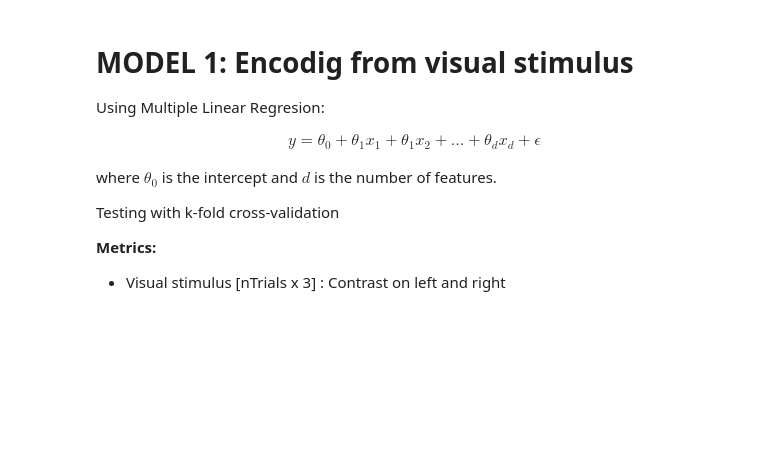
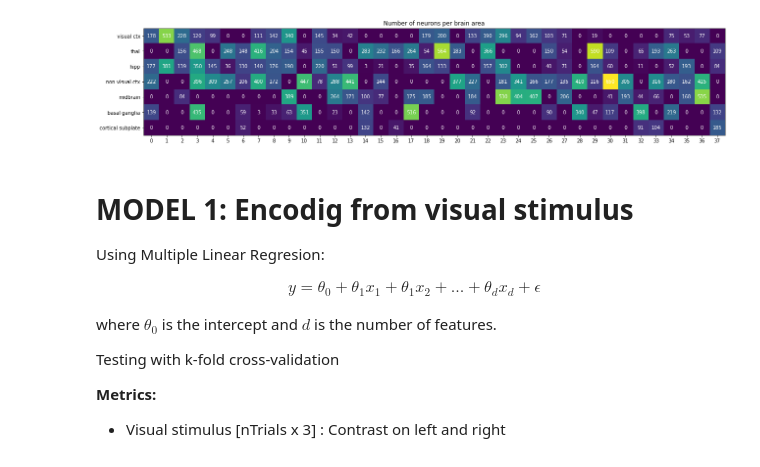
Before and after one commit to mgonzal1/wombats-malos, a Jupyter notebook: notebooks/model.ipynb, the cells around one changed output. Saved outputs shown, nothing was run; the diff lists cells and outputs as text; code cells hidden in the pictures; blank space fills up the shorter version.

Commit message:
Add plot number of neurons per brain area to identify the session to work on
Signed-off-by: Mariana Gonzalez Velarde <marianaglezv@gmail.com>

```diff
--- a/notebooks/model.ipynb
+++ b/notebooks/model.ipynb
@@ -25,6 +25,57 @@ for j in range(3):
 alldat = np.array([])
 for j in range(len(fname)):
   alldat = np.hstack((alldat, np.load('data/steinmetz_part%d.npz'%j, allow_pickle=True)['dat']))
+# %%
+#@title Representative session
+#@markdown Let's see which session has more neurons in the areas that we are going to use and how many neurons it has.
+
+def get_representative_session():
+  """ To simplify the model we are selecting a session recording with most of the regions represented.
+    This function help us to decide the session based on the minimal regions represented and number of
+    total neurons recorded.
+
+  """
+
+  brain_groups = [["VISa", "VISam", "VISl", "VISp", "VISpm", "VISrl"], # visual cortex
+                  ["CL", "LD", "LGd", "LH", "LP", "MD", "MG", "PO", "POL", "PT", "RT", "SPF", "TH", "VAL", "VPL", "VPM"], # thalamus
+                  ["CA", "CA1", "CA2", "CA3", "DG", "SUB", "POST"], # hippocampal
+                  ["ACA", "AUD", "COA", "DP", "ILA", "MOp", "MOs", "OLF", "ORB", "ORBm", "PIR", "PL", "SSp", "SSs", "RSP"," TT"], # non-visual cortex
+                  ["APN", "IC", "MB", "MRN", "NB", "PAG", "RN", "SCs", "SCm", "SCig", "SCsg", "ZI"], # midbrain
+                  ["ACB", "CP", "GPe", "LS", "LSc", "LSr", "MS", "OT", "SNr", "SI"], # basal ganglia
+                  ["BLA", "BMA", "EP", "EPd", "MEA"] # cortical subplate
+                  ]
+  regions = ["visual ctx", "thal", "hipp", "non-visual ctx", "midbrain", "basal ganglia", "cortical subplate"]
+  neurons_in_session = []
+  for i in range (0,38):
+    session = alldat[i]
+    brain_areas = session['brain_area']
+
+    neurons_in_area = []
+    for group in brain_groups:
+        count = 0
+        for area in group:
+          count += np.count_nonzero(brain_areas == area)
+        neurons_in_area.append(count)
+    neurons_in_session.append(neurons_in_area)
+
+  fig, ax = plt.subplots(figsize=(18, 5))
+  neurons_in_session = np.asarray(neurons_in_session).T
+  im = ax.imshow(neurons_in_session)
+  ax.set_xticks(np.arange(len(alldat)-1))
+  ax.set_yticks(np.arange(len(regions)))
+  ax.set_yticklabels(regions)
+
+  for i in range(len(regions)):
+    for j in range(len(alldat)-1):
+       text = ax.text(j, i, str(neurons_in_session[i,j]),
+                              ha="center", va="center", color="w")
+  ax.set_title("Number of neurons per brain area")
+  fig.tight_layout()
+  plt.show()
+
+get_representative_session()
+# %% [output]
+[figure, added]
 # %%
 # SET DEFAULTS
 trial_time = 2
```
